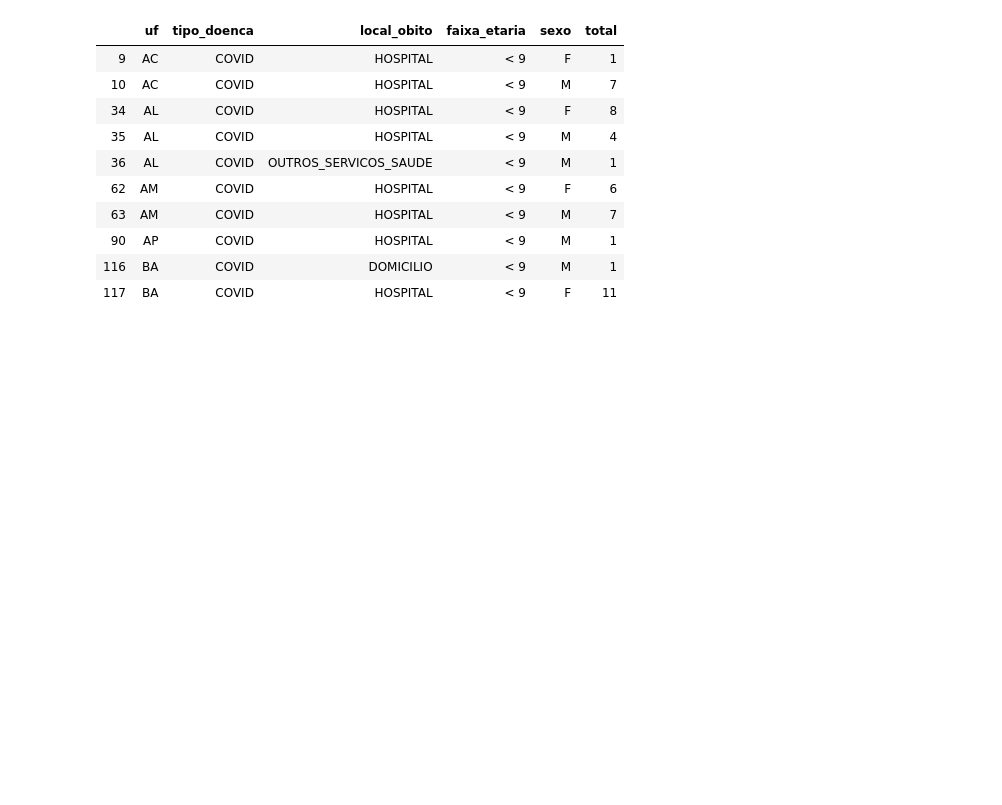
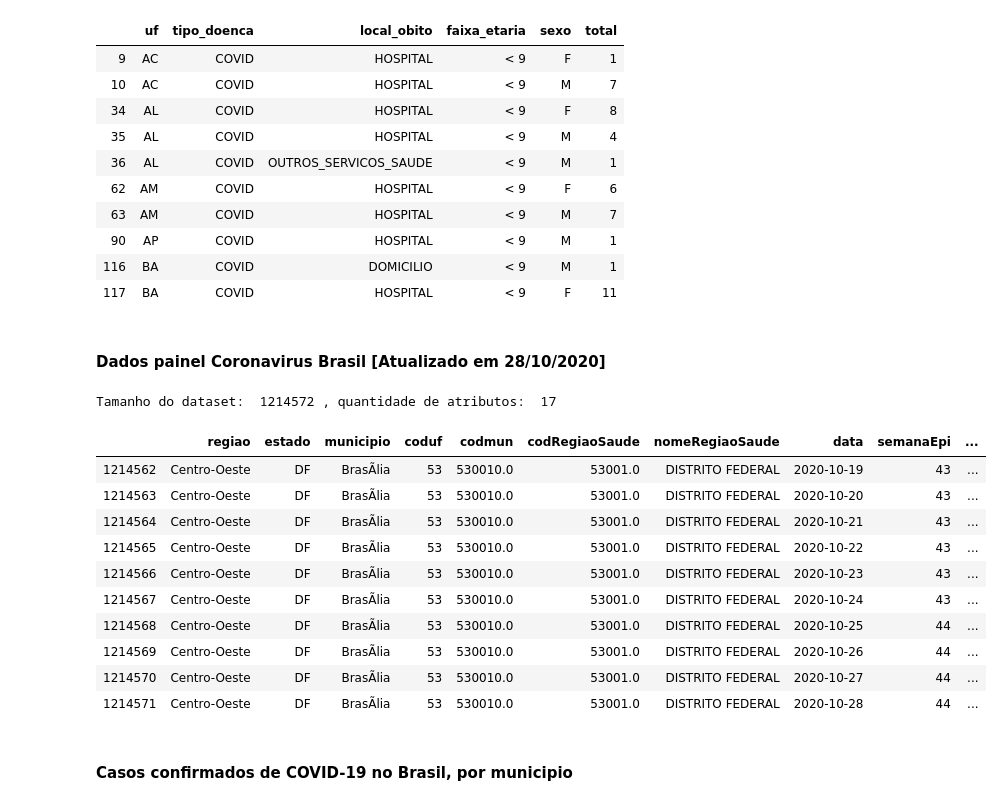
Before and after one commit to fbosousa/covid19, a Jupyter notebook: main.ipynb, the cells around one changed output. Drawn from its saved outputs; the diff is of its cells as text; code cells hidden in the pictures; blank space fills up the shorter version.

```diff
--- a/main.ipynb
+++ b/main.ipynb
@@ -131,3 +131,25 @@ Tamanho do dataset:  1982 , quantidade de atributos:  6
 | 90 | AP | COVID | HOSPITAL | < 9 | M | 1 |
 | 116 | BA | COVID | DOMICILIO | < 9 | M | 1 |
 | 117 | BA | COVID | HOSPITAL | < 9 | F | 11 |
+# %% [markdown]
+#### Dados painel Coronavirus Brasil [Atualizado em 28/10/2020]
+# %%
+df_br_dados_painel = pd.read_csv('data/BR/HIST_PAINEL_COVIDBR_28out2020.csv', sep=';', engine='python', encoding='ISO-8859-1')
+# %%
+print('Tamanho do dataset: ',df_br_dados_painel.shape[0], ', quantidade de atributos: ', df_br_dados_painel.shape[1])
+df_br_dados_painel.tail(10)
+# %% [output]
+Tamanho do dataset:  1214572 , quantidade de atributos:  17
+|  | regiao | estado | municipio | coduf | codmun | codRegiaoSaude | nomeRegiaoSaude | data | semanaEpi | ... |
+| 1214562 | Centro-Oeste | DF | BrasÃ­lia | 53 | 530010.0 | 53001.0 | DISTRITO FEDERAL | 2020-10-19 | 43 | ... |
+| 1214563 | Centro-Oeste | DF | BrasÃ­lia | 53 | 530010.0 | 53001.0 | DISTRITO FEDERAL | 2020-10-20 | 43 | ... |
+| 1214564 | Centro-Oeste | DF | BrasÃ­lia | 53 | 530010.0 | 53001.0 | DISTRITO FEDERAL | 2020-10-21 | 43 | ... |
+| 1214565 | Centro-Oeste | DF | BrasÃ­lia | 53 | 530010.0 | 53001.0 | DISTRITO FEDERAL | 2020-10-22 | 43 | ... |
+| 1214566 | Centro-Oeste | DF | BrasÃ­lia | 53 | 530010.0 | 53001.0 | DISTRITO FEDERAL | 2020-10-23 | 43 | ... |
+| 1214567 | Centro-Oeste | DF | BrasÃ­lia | 53 | 530010.0 | 53001.0 | DISTRITO FEDERAL | 2020-10-24 | 43 | ... |
+| 1214568 | Centro-Oeste | DF | BrasÃ­lia | 53 | 530010.0 | 53001.0 | DISTRITO FEDERAL | 2020-10-25 | 44 | ... |
+| 1214569 | Centro-Oeste | DF | BrasÃ­lia | 53 | 530010.0 | 53001.0 | DISTRITO FEDERAL | 2020-10-26 | 44 | ... |
+| 1214570 | Centro-Oeste | DF | BrasÃ­lia | 53 | 530010.0 | 53001.0 | DISTRITO FEDERAL | 2020-10-27 | 44 | ... |
+| 1214571 | Centro-Oeste | DF | BrasÃ­lia | 53 | 530010.0 | 53001.0 | DISTRITO FEDERAL | 2020-10-28 | 44 | ... |
+# %% [markdown]
+#### Casos confirmados de COVID-19 no Brasil, por municipio
```
Also changed, not shown: parts of 2 cells of this notebook, 5 other files.
